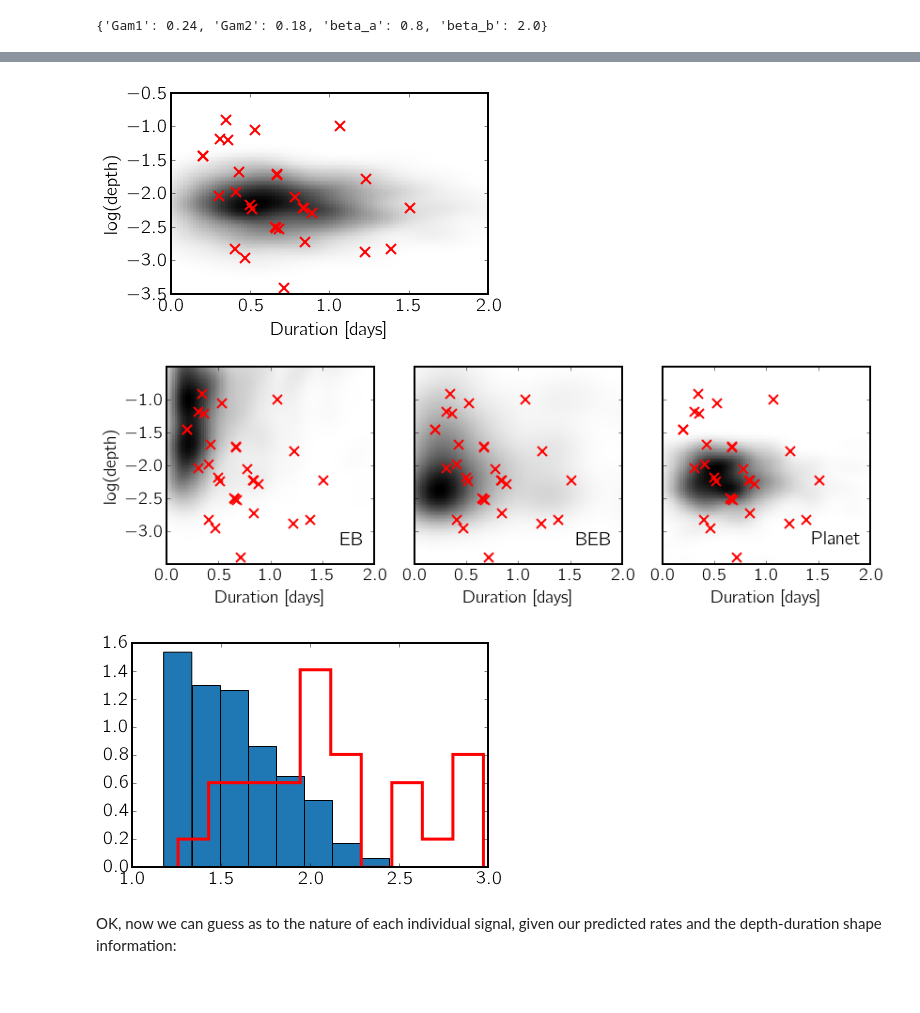
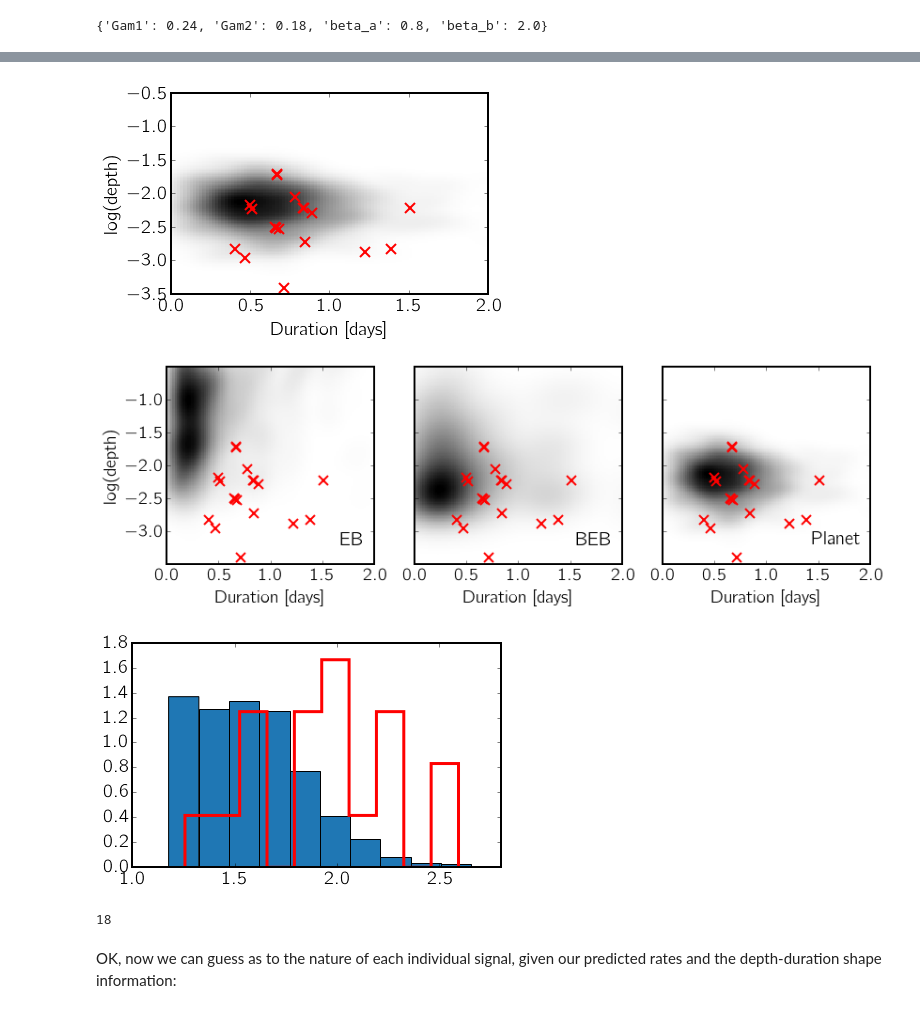
Before and after one commit to dfm/peerless, a Jupyter notebook: prediction/prediction.ipynb, the cells around one changed output, grey strips where cells are left out. Drawn from its saved outputs; the diff is of its cells as text; code cells hidden in the pictures.

```diff
--- a/prediction/prediction.ipynb
+++ b/prediction/prediction.ipynb
@@ -131,6 +131,3 @@ eb_obs = ebpop.get_N_observed(query=dfm_q, N=2000, new_orbits=True)
 bg_obs = bgpop.get_N_observed(query=dfm_q, N=200, use_ic=True, new_orbits=True) #takes longer; use fewer
 # %% [markdown]
 OK, now let's load up the candidates.
-# %%
-candidates = pd.read_csv('../results/candidates.csv').query('accept_bic and accept_time and num_peaks <= 2')
-candidates[['depth','transit_duration','s2n']].head()
@@ -143,0 +136,16 @@ candidates[['depth','transit_duration','s2n']].head()
+# %%
+candidates_all = pd.read_csv('../results/candidates.csv')
+targets.index = targets['kepid']
+rstar = []
+for k in candidates.kicid:
+    if k in targets.index:
+        rstar.append(targets.ix[k, 'radius'])
+    else:
+        print('{} not in target list'.format(k))
+        rstar.append(kicu.DATA.ix[k, 'radius'])
+rstar = np.array(rstar)
+candidates_all['rp'] = candidates.transit_ror * rstar * RSUN/RJUP
+candidates = candidates_all.query('accept_bic and accept_time and num_peaks <= 2 and rp < 1')
+
+print(len(candidates))
+candidates[['depth','transit_duration','s2n','rp']]
@@ -217,7 +278,10 @@ class LongPeriodPlanetPopulation(PlanetPopulation):
                       'beta_a':0.8, 'beta_b':2.0}
 
     def _sample_period(self, N):
-        return np.random.random(N)*(self.max_period - self.min_period) + self.min_period
+        lo = np.log(self.min_period)
+        hi = np.log(self.max_period)
+        logp = np.random.random(N)*(hi - lo) + lo
+        return np.exp(logp)
 
     def _sample_Np(self, N):
         Gam1, Gam2 = self._get_params(['Gam1', 'Gam2'])
@@ -236,8 +300,10 @@ class LongPeriodPlanetPopulation(PlanetPopulation):
         N2 = in_2.sum()
 
         Rp = np.ones(N)
-        Rp[in_1] = np.random.random(N1)*(0.3) + 0.1
-        Rp[in_2] = np.random.random(N2)*(0.6) + 0.4
+        lo1, hi1 = np.log(0.1), np.log(0.4)
+        lo2, hi2 = np.log(0.4), np.log(1)
+        Rp[in_1] = np.exp(np.random.random(N1)*(hi1 - lo1) + lo1)
+        Rp[in_2] = np.exp(np.random.random(N2)*(hi2 - lo2) + lo2)
         return Rp * RJUP/RSUN
 # %%
 plpop = LongPeriodPlanetPopulation(targets)
@@ -313,7 +367,7 @@ plt.plot(candidates.transit_duration, np.log10(candidates.transit_depth), 'rx',
 pl_kde = gaussian_kde(np.array([pl_obs.observed.dur_pri, pl_obs.observed.logd_pri]))
 plot_kde(pl_kde)
 # %% [output]
-[figure, old version]
+[figure, new version]
 # %%
 fig, axes = plt.subplots(1,3, figsize=(12,4), sharey=True)
 plot_kde(eb_kde, ax=axes[0])
@@ -328,13 +382,17 @@ for ax,title in zip(axes, ['EB','BEB','Planet']):
 
 plt.savefig('shape_kdes.pdf', bbox_inches='tight')
 # %% [output]
-[figure, old version]
+[figure, new version]
 # %%
 # Just curious...
-plt.hist(np.log10(pl_obs.observed.snr_pri), normed=True);
+plt.hist(np.log10(pl_obs.snr_pri), normed=True);
 plt.hist(np.log10(candidates.s2n.values), histtype='step', color='r', lw=3, normed=True);
 # %% [output]
-[figure, old version]
+[figure, new version]
+# %%
+len(candidates)
+# %% [output]
+18
 # %% [markdown]
 OK, now we can guess as to the nature of each individual signal, given our predicted rates and the depth-duration shape information:
 # %%
```
Also changed, not shown: parts of 19 cells of this notebook, 2 other files.
